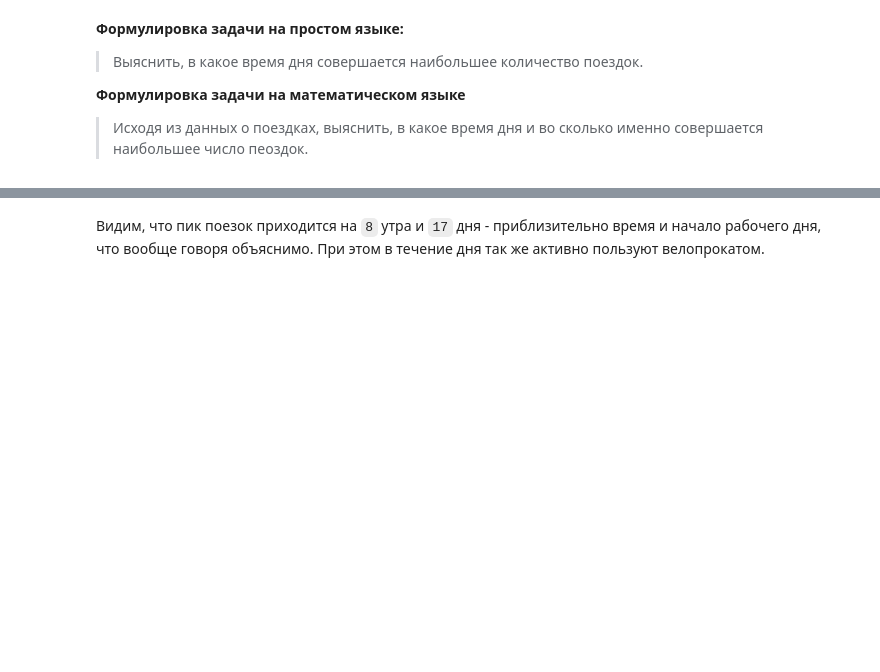
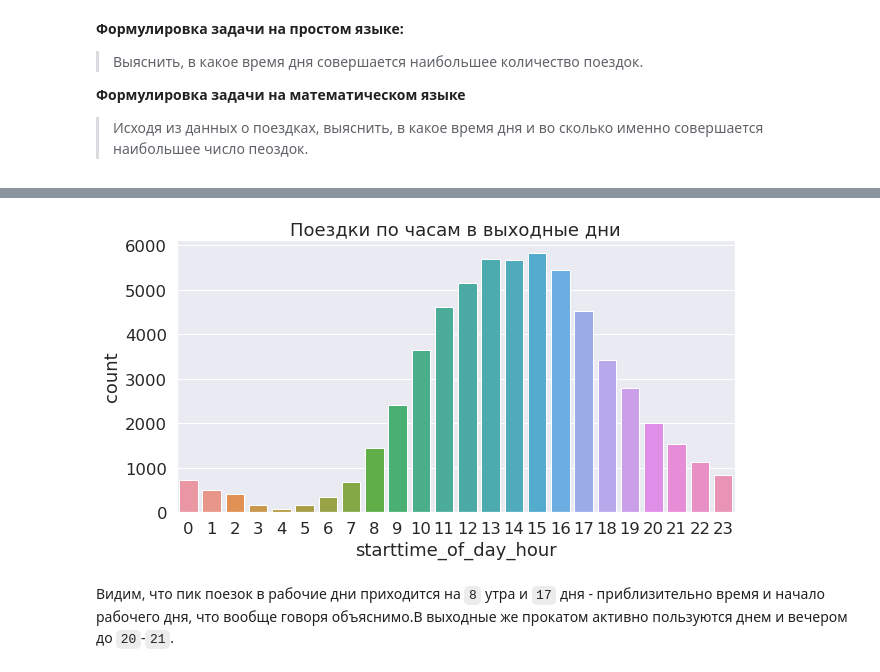
Before and after one commit to titovd/cycle-share-system-kaggle, a Jupyter notebook: notebooks/time_of_day_analysis.ipynb, the cells around one changed output, grey strips where cells are left out. Saved outputs shown, nothing was run; the diff lists cells and outputs as text; code cells hidden in the pictures; blank space fills up the shorter version.

```diff
--- a/notebooks/time_of_day_analysis.ipynb
+++ b/notebooks/time_of_day_analysis.ipynb
@@ -62,2 +84,9 @@ plt.show()
+# %%
+plt.figure(figsize=(10, 5))
+plt.title('Поездки по часам в выходные дни')
+sns.countplot(x='starttime_of_day_hour', data=trips[trips.weekend == True])
+plt.show()
+# %% [output]
+[figure, added]
 # %% [markdown]
-Видим, что пик поезок приходится на `8` утра и `17` дня - приблизительно время и начало рабочего дня, что вообще говоря объяснимо. При этом в течение дня так же активно пользуют велопрокатом.
+Видим, что пик поезок в рабочие дни приходится на `8` утра и `17` дня - приблизительно время и начало рабочего дня, что вообще говоря объяснимо.В выходные же прокатом активно пользуются днем и вечером до `20`-`21`.
```
Also changed, not shown: parts of 10 cells of this notebook, 4 other files.
